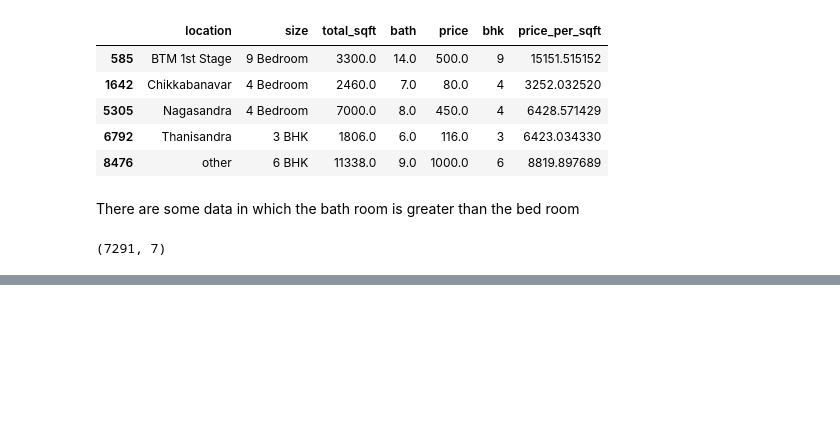
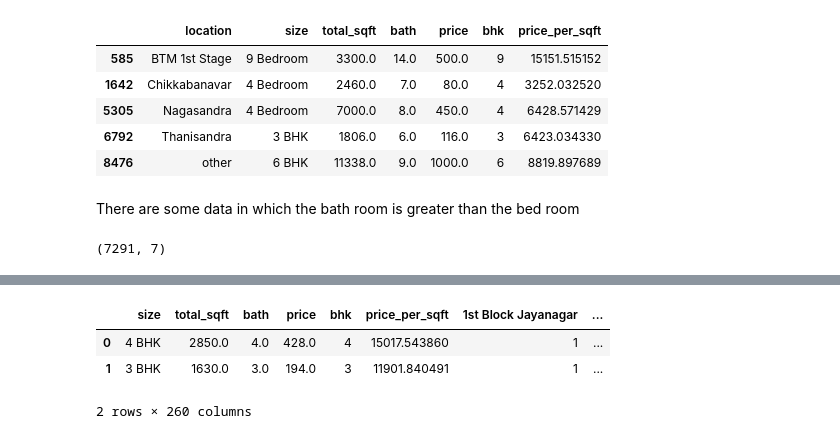
Before and after one commit to kamanak/Bengaluru_House_Data_LR, a Jupyter notebook: model.ipynb, the cells around one changed output, grey strips where cells are left out. Drawn from its saved outputs; the diff is of its cells as text; code cells hidden in the pictures; blank space fills up the shorter version.

```diff
--- a/model.ipynb
+++ b/model.ipynb
@@ -425,0 +446,8 @@ dataset.shape
+# %%
+df = df.drop('location',axis='columns')
+df.head(2)
+# %% [output]
+|  | size | total_sqft | bath | price | bhk | price_per_sqft | 1st Block Jayanagar | ... |
+| 0 | 4 BHK | 2850.0 | 4.0 | 428.0 | 4 | 15017.543860 | 1 | ... |
+| 1 | 3 BHK | 1630.0 | 3.0 | 194.0 | 3 | 11901.840491 | 1 | ... |
+2 rows × 260 columns
```
Also changed, not shown: parts of 3 cells of this notebook.
